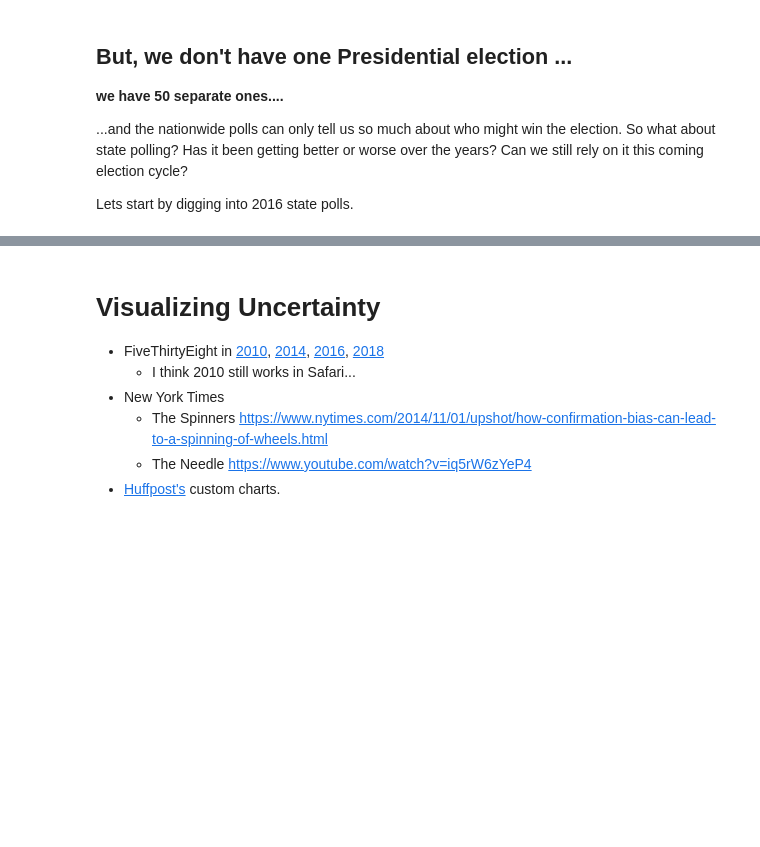
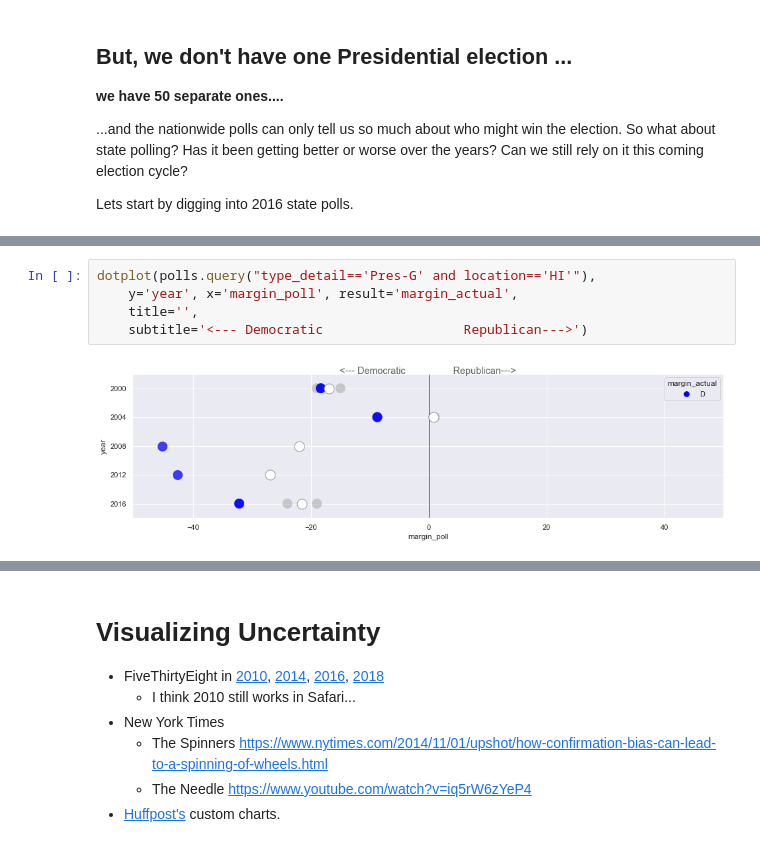
Before and after one commit to dmil/wrangler-polls, a Jupyter notebook: polling-analysis.ipynb, the cells around one changed output, grey strips where cells are left out. Drawn from its saved outputs; the diff is of its cells as text; blank space fills up the shorter version.

```diff
--- a/polling-analysis.ipynb
+++ b/polling-analysis.ipynb
@@ -261,0 +223,7 @@ Still, in the aggregate, you're better off looking at an adjusted average of the
+# %%
+dotplot(polls.query("type_detail=='Pres-G' and location=='HI'"),
+    y='year', x='margin_poll', result='margin_actual',
+    title='',
+    subtitle='<--- Democratic                  Republican--->')
+# %% [output]
+[figure, added]
```
Also changed, not shown: parts of 57 cells of this notebook.
